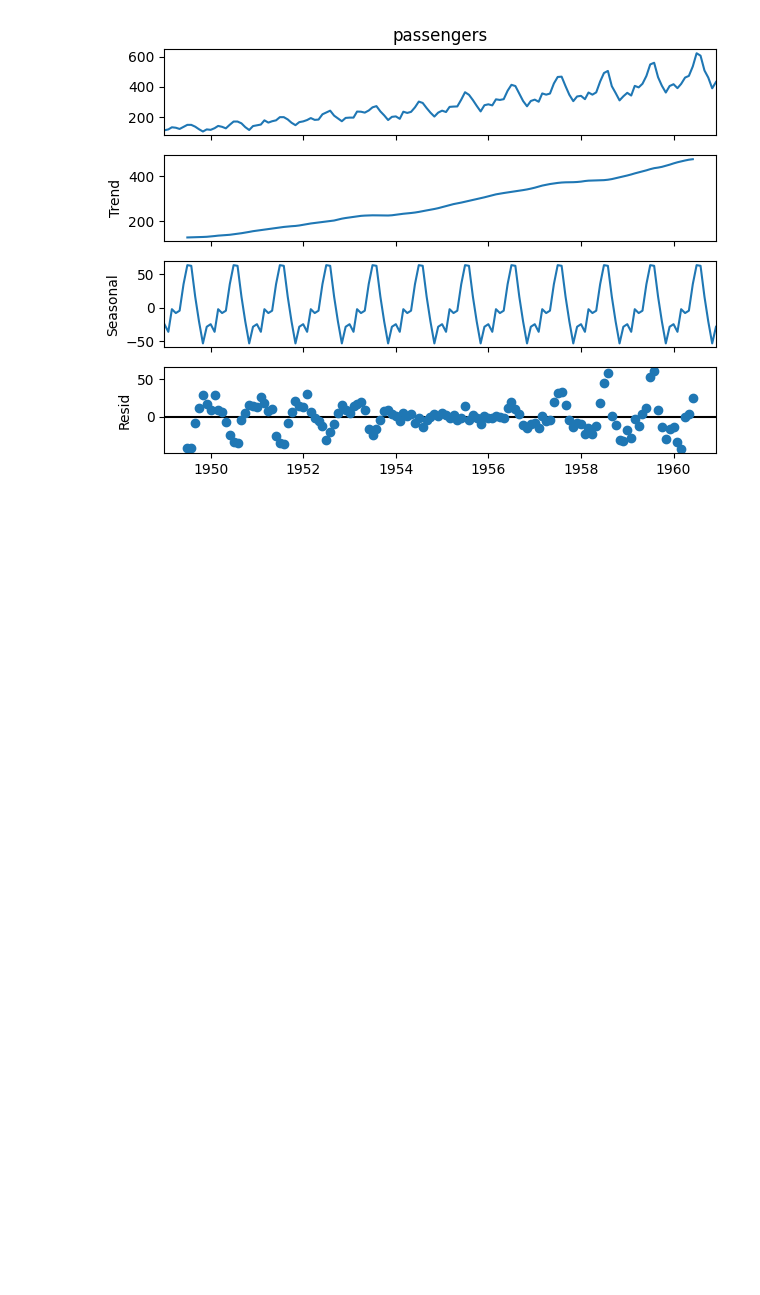
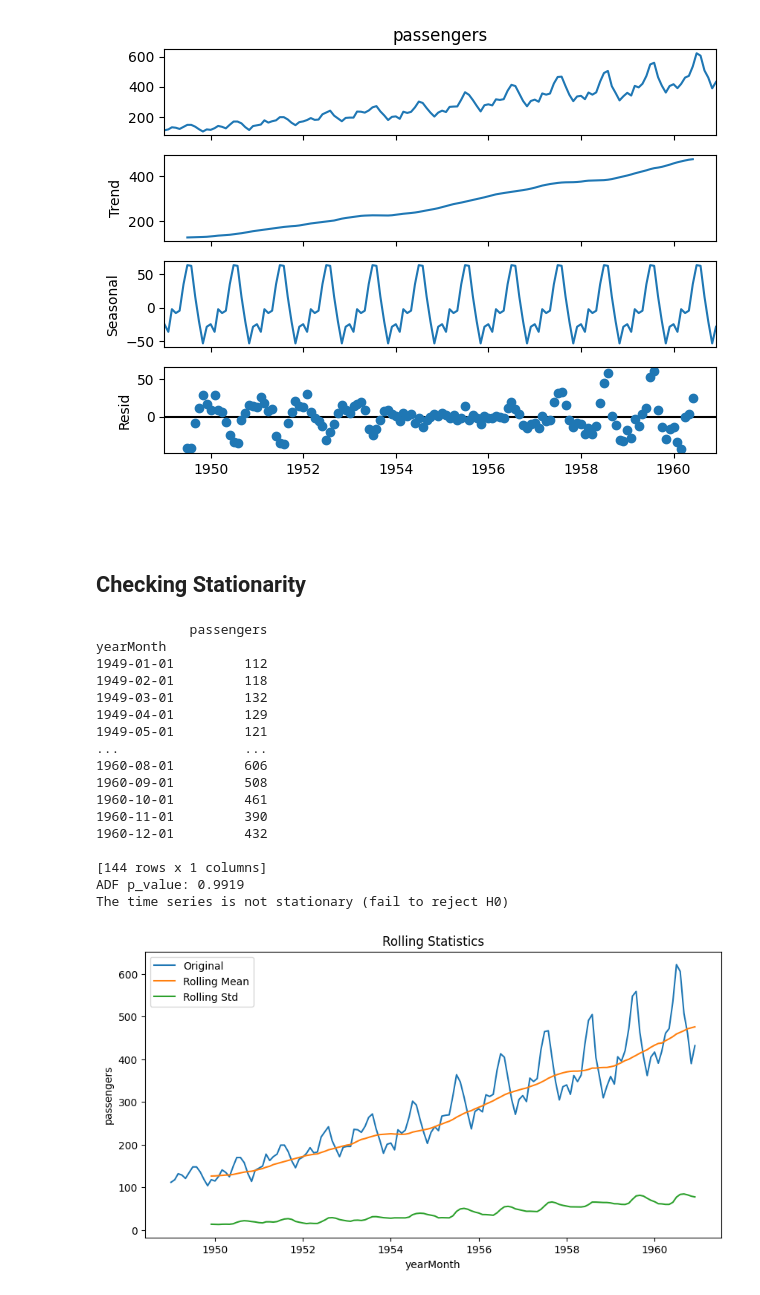
Before and after one commit to AshishMulani/DataAnalytics, a Jupyter notebook: Time_Series/TimeSeriesAnalysis.ipynb, the cells around one changed output. Drawn from its saved outputs; the diff is of its cells as text; code cells hidden in the pictures; blank space fills up the shorter version.

```diff
--- a/Time_Series/TimeSeriesAnalysis.ipynb
+++ b/Time_Series/TimeSeriesAnalysis.ipynb
@@ -95,3 +95,5 @@ plt.show()
 [figure]
 # %% [markdown]
 #####
+# %% [markdown]
+## Checking Stationarity
@@ -97,0 +102,47 @@ plt.show()
+# %%
+airP = df [['passengers']].copy(deep=True)
+print(airP)
+
+# Stationary Check
+def test_stationarity(dataFrame, var, window=12):
+    dataFrame['rollMean'] = dataFrame[var].rolling(window=window).mean()
+    dataFrame['rollStd'] = dataFrame[var].rolling(window=window).std()
+    adf_result = adfuller(dataFrame[var])
+    p_value = adf_result[1]
+
+    print(f'ADF p_value: {p_value:.4f}')
+
+    if p_value < 0.05:
+        print('The time series is stationary (reject H0)')
+    else:
+        print('The time series is not stationary (fail to reject H0)')
+
+    plt.figure(figsize=(10,5))
+    sns.lineplot(x=dataFrame.index, y=dataFrame[var], label='Original')
+    sns.lineplot(x=dataFrame.index, y=dataFrame['rollMean'], label='Rolling Mean')
+    sns.lineplot(x=dataFrame.index, y=dataFrame['rollStd'], label='Rolling Std')
+    plt.title('Rolling Statistics')
+    plt.legend()
+    plt.show()
+
+# Test Stationarity
+test_stationarity(airP, 'passengers')
+# %% [output]
+            passengers
+yearMonth
+1949-01-01         112
+1949-02-01         118
+1949-03-01         132
+1949-04-01         129
+1949-05-01         121
+...                ...
+1960-08-01         606
+1960-09-01         508
+1960-10-01         461
+1960-11-01         390
+1960-12-01         432
+
+[144 rows x 1 columns]
+ADF p_value: 0.9919
+The time series is not stationary (fail to reject H0)
+[figure, added]
```
Also changed, not shown: parts of 13 cells of this notebook, 1 other file.
